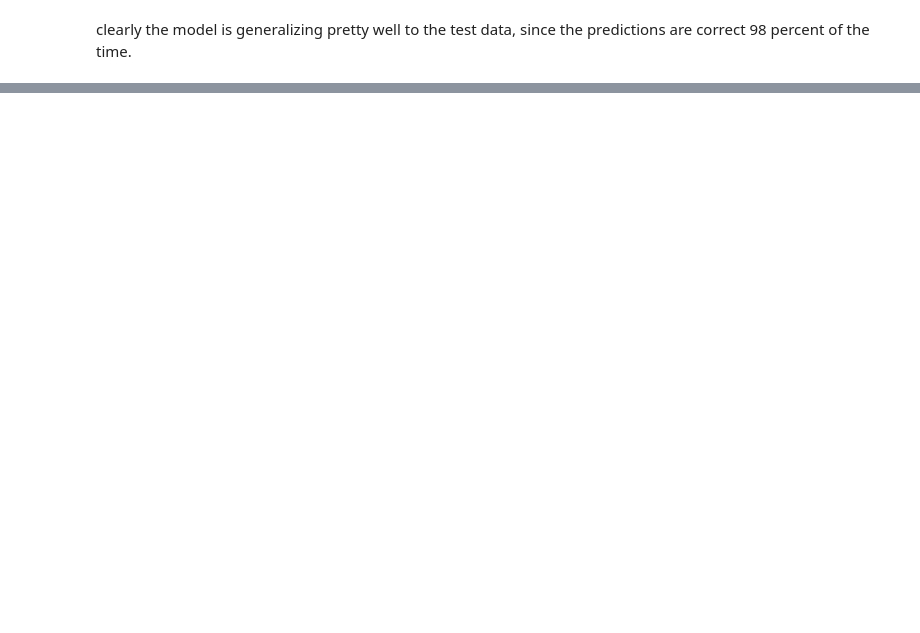
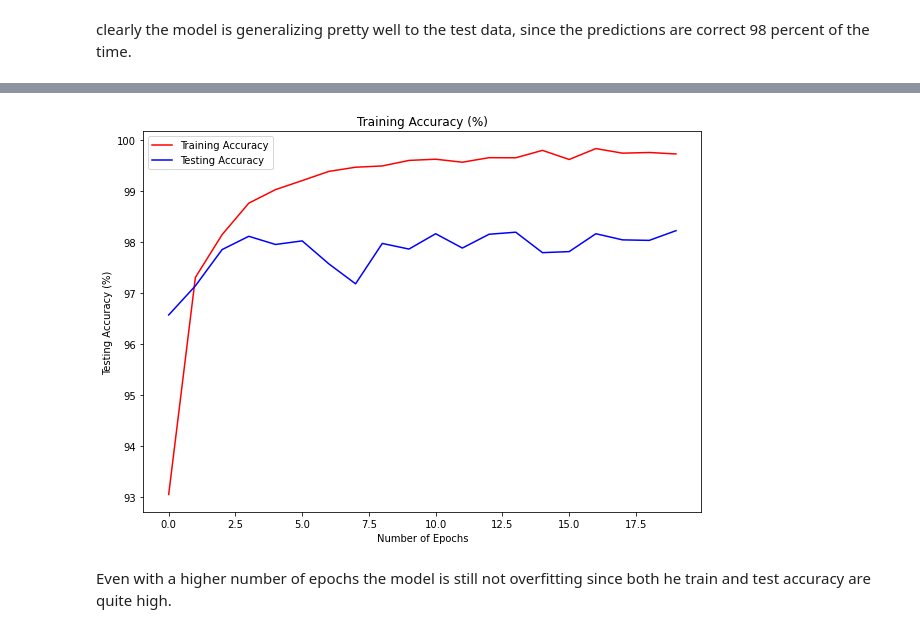
Before and after one commit to Joao-M-Silva/Early-days-projects, a Jupyter notebook: Project 5 - Neural Networks in PyTorch: Handwritten Digits/Neural Networks in PyTorch - Handwritten Digits.ipynb, the cells around one changed output, grey strips where cells are left out. Saved outputs shown, nothing was run; the diff lists cells and outputs as text; code cells hidden in the pictures; blank space fills up the shorter version.

```diff
--- a/Project 5 - Neural Networks in PyTorch: Handwritten Digits/Neural Networks in PyTorch - Handwritten Digits.ipynb
+++ b/Project 5 - Neural Networks in PyTorch: Handwritten Digits/Neural Networks in PyTorch - Handwritten Digits.ipynb
@@ -315,0 +320,15 @@ clearly the model is generalizing pretty well to the test data, since the predic
+# %%
+#Create an object of the Net class, which represents the network
+net = Net(input_size, hidden_size, out_size)
+#Check for GPU
+CUDA = torch.cuda.is_available()
+#Move the network to the GPU if available
+if CUDA:
+    net = net.cuda()
+
+#Loss function. The Cross Entropy Loss comes along with Softmax.
+#Therefore, there is no need to specify Softmax as well
+criterion = nn.CrossEntropyLoss()
+
+#Adam Gradient Descent
+optimizer = torch.optim.Adam(net.parameters(), lr=learning_rate)
@@ -315,0 +419,16 @@ clearly the model is generalizing pretty well to the test data, since the predic
+# %%
+plt.figure(figsize = (10,7))
+
+#Plot the training accuracy for each epoch
+plt.plot(range(epochs), train_accuracy, 'r')
+plt.title('Training Accuracy (%)')
+plt.xlabel('Number of Epochs')
+#Plot the testing accuracy for each epoch
+plt.plot(range(epochs), test_accuracy, 'b')
+plt.ylabel('Testing Accuracy (%)')
+plt.legend(['Training Accuracy', 'Testing Accuracy'])
+plt.show()
+# %% [output]
+[figure, added]
+# %% [markdown]
+Even with a higher number of epochs the model is still not overfitting since both he train and test accuracy are quite high.
```
Also changed, not shown: parts of 6 cells of this notebook.
